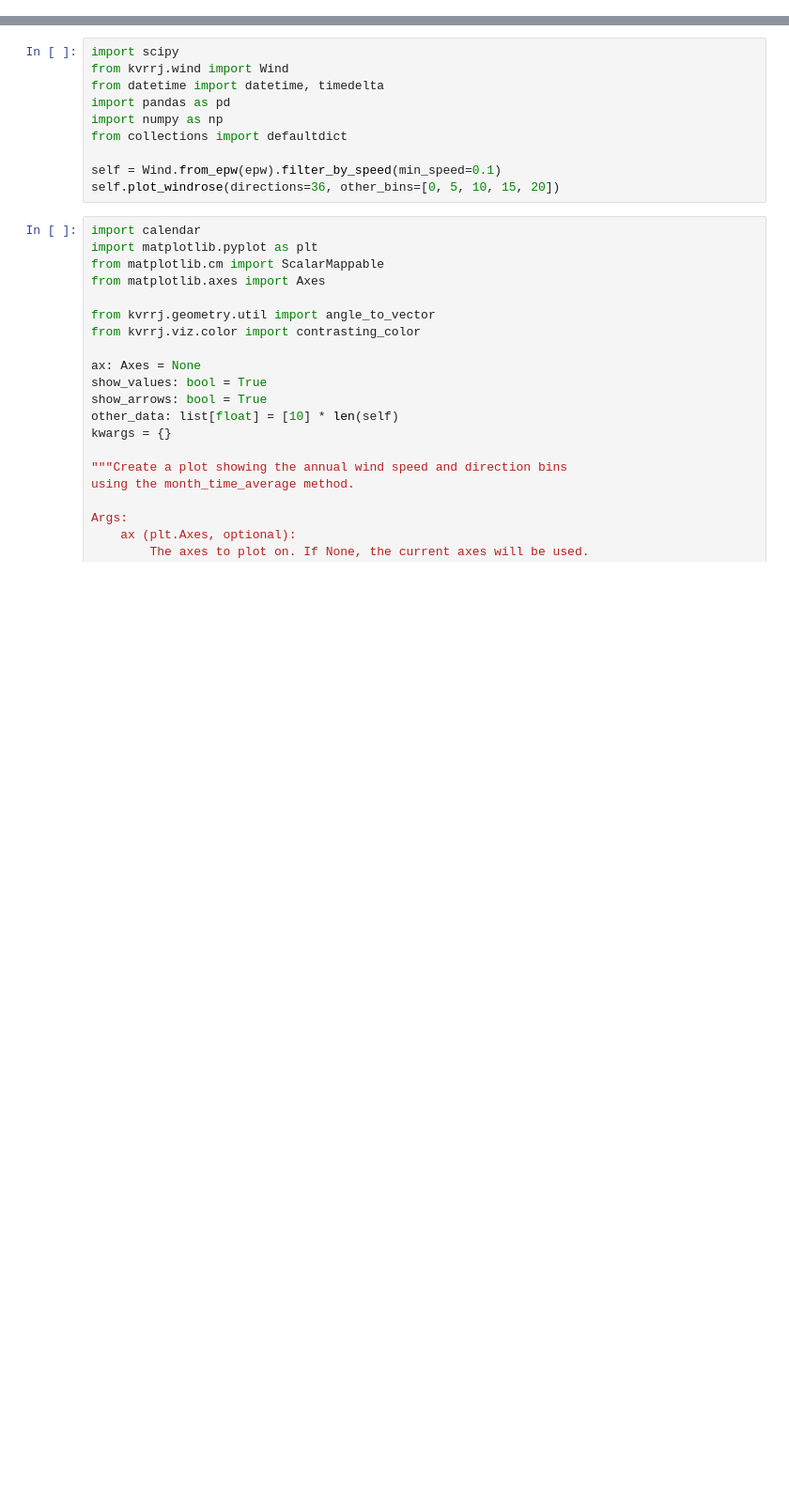
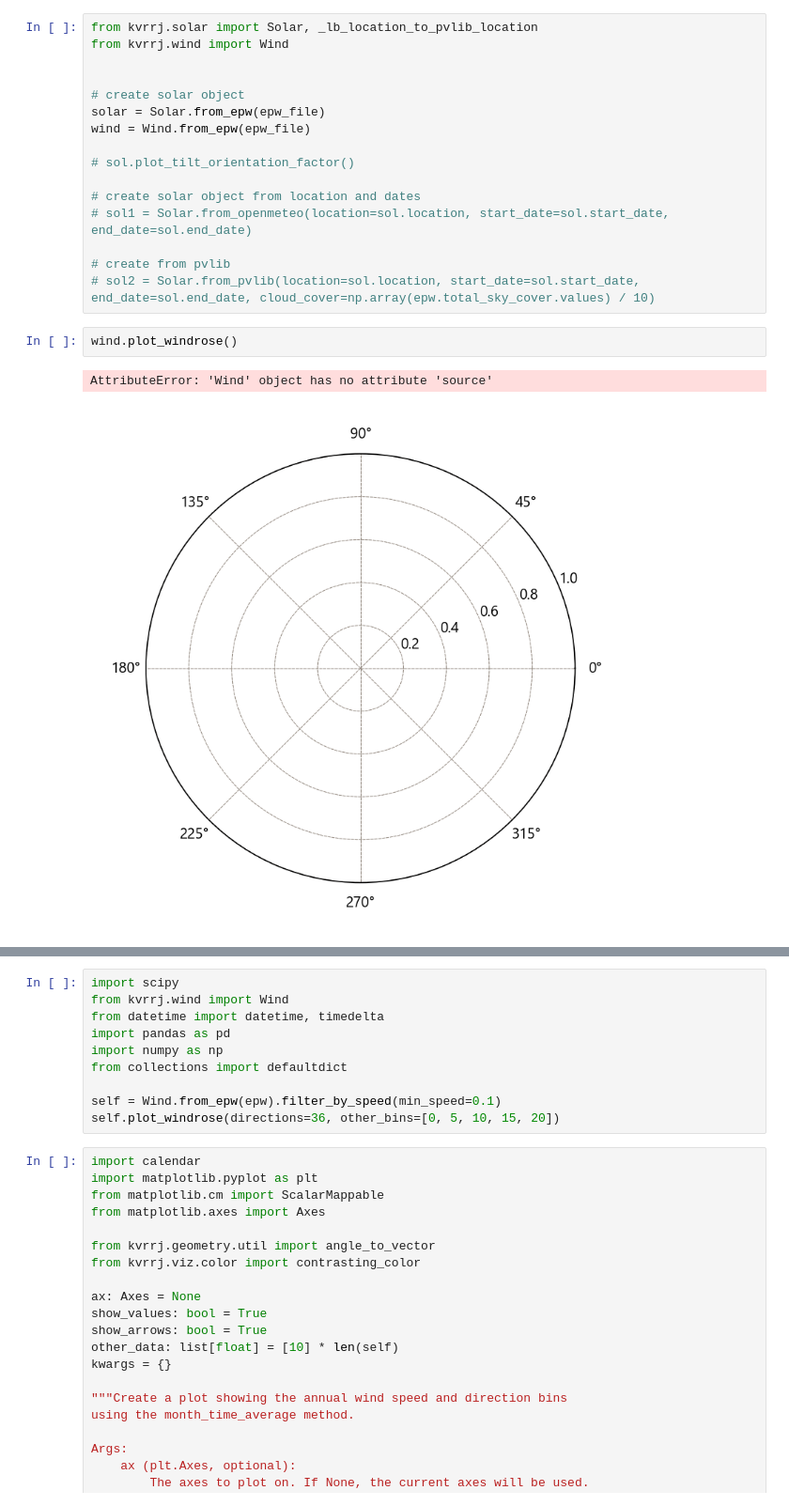
Before and after one commit to tg359/kvrrj, a Jupyter notebook: dev.ipynb, the cells around one changed output, grey strips where cells are left out. Shown at 94% size. Drawn from its saved outputs; the diff is of its cells as text; blank space fills up the shorter version.

```diff
--- a/dev.ipynb
+++ b/dev.ipynb
@@ -10,0 +18,21 @@ epw = EPW(epw_file)
+# %%
+from kvrrj.solar import Solar, _lb_location_to_pvlib_location
+from kvrrj.wind import Wind
+
+
+# create solar object
+solar = Solar.from_epw(epw_file)
+wind = Wind.from_epw(epw_file)
+
+# sol.plot_tilt_orientation_factor()
+
+# create solar object from location and dates
+# sol1 = Solar.from_openmeteo(location=sol.location, start_date=sol.start_date, end_date=sol.end_date)
+
+# create from pvlib
+# sol2 = Solar.from_pvlib(location=sol.location, start_date=sol.start_date, end_date=sol.end_date, cloud_cover=np.array(epw.total_sky_cover.values) / 10)
+# %%
+wind.plot_windrose()
+# %% [output]
+AttributeError: 'Wind' object has no attribute 'source'
+[figure, added]
```
Also changed, not shown: parts of 32 cells of this notebook, 21 other files.
